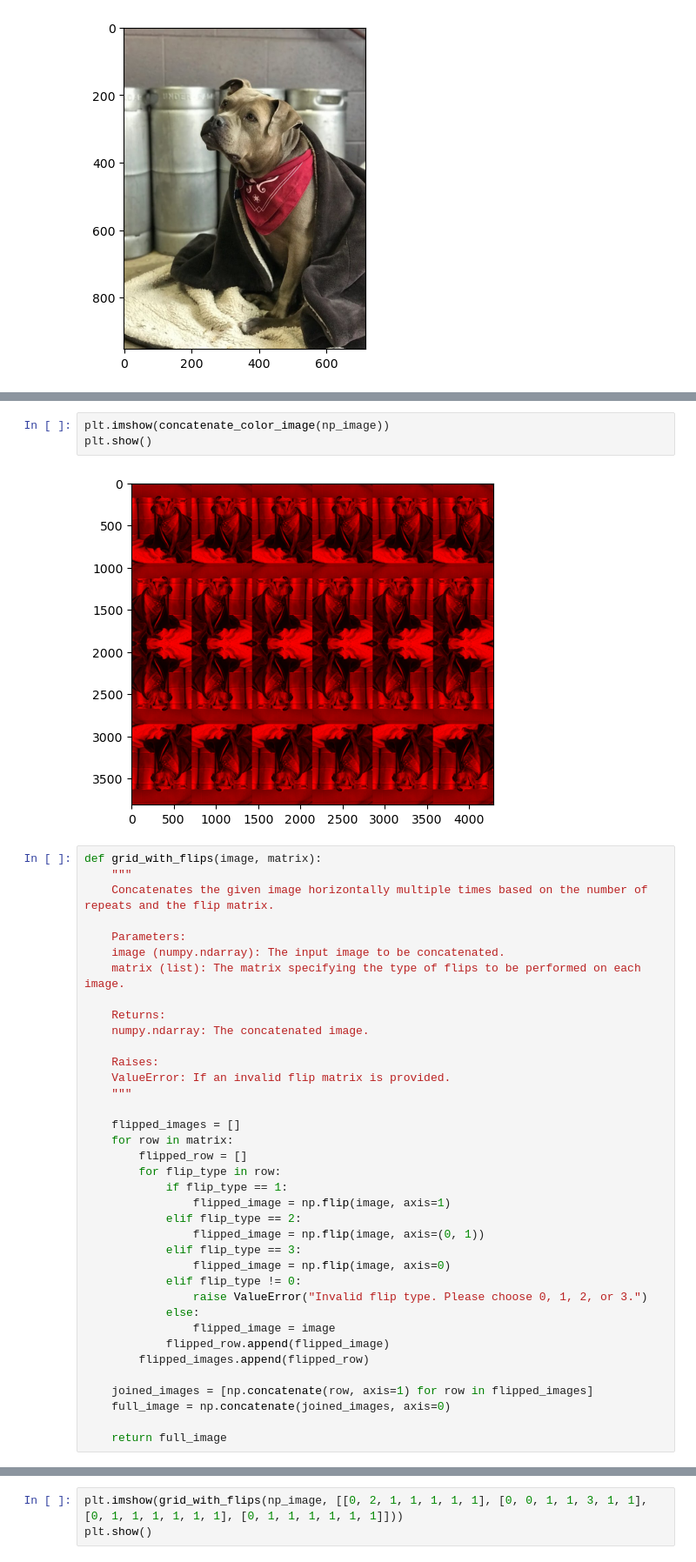
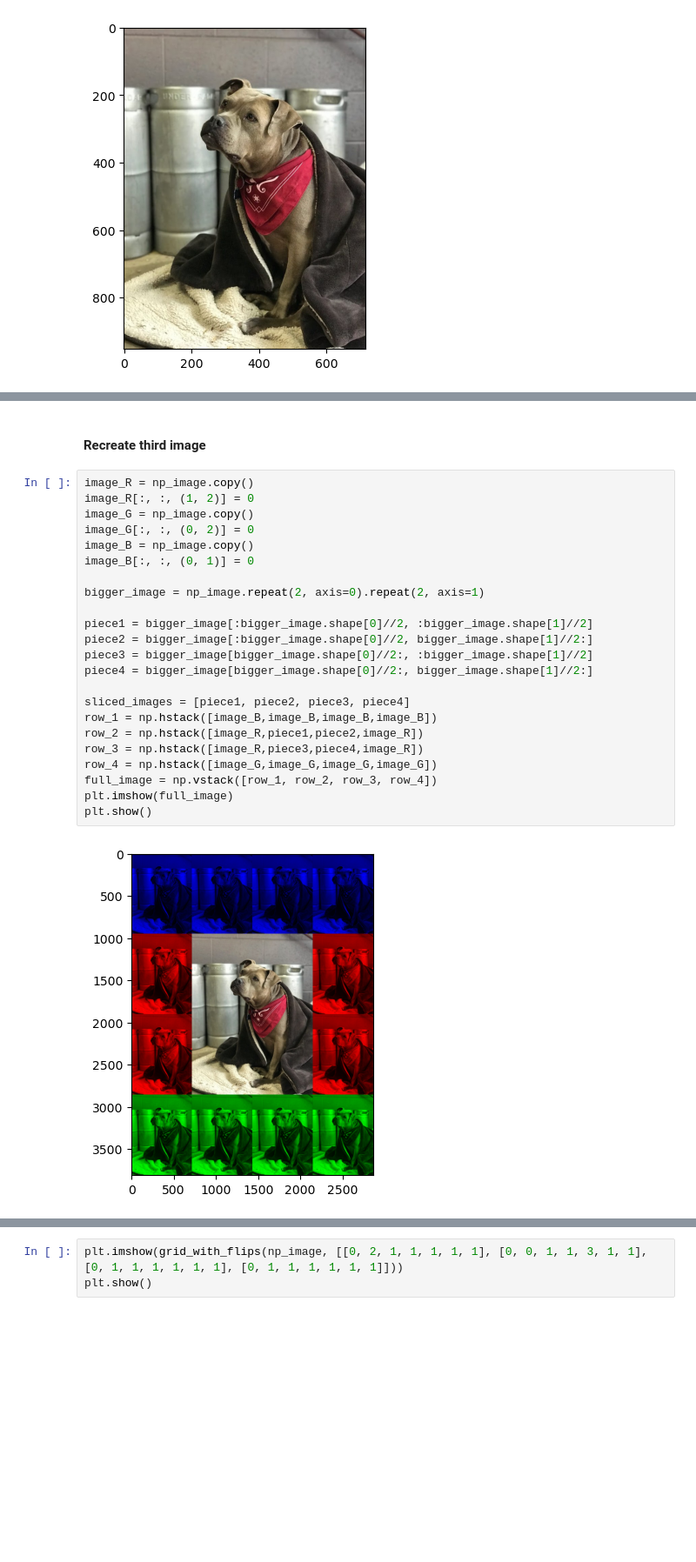
Before and after one commit to TinneCJM/assignment_numpy, a Jupyter notebook: notebooks/Assignment_notebook.ipynb, the cells around one changed output, grey strips where cells are left out. Shown at 87% size. Saved outputs shown, nothing was run; the diff lists cells and outputs as text; blank space fills up the shorter version.

```diff
--- a/notebooks/Assignment_notebook.ipynb
+++ b/notebooks/Assignment_notebook.ipynb
@@ -132,42 +97,27 @@ def concatenate_color_image(image, color='R', repeats=6):
-# %%
-plt.imshow(concatenate_color_image(np_image))
-plt.show()
-# %% [output]
-[figure, removed]
-# %%
-def grid_with_flips(image, matrix):
-    """
-    Concatenates the given image horizontally multiple times based on the number of repeats and the flip matrix.
-
-    Parameters:
-    image (numpy.ndarray): The input image to be concatenated.
-    matrix (list): The matrix specifying the type of flips to be performed on each image.
-
-    Returns:
-    numpy.ndarray: The concatenated image.
-
-    Raises:
-    ValueError: If an invalid flip matrix is provided.
-    """
-
-    flipped_images = []
-    for row in matrix:
-        flipped_row = []
-        for flip_type in row:
-            if flip_type == 1:
-                flipped_image = np.flip(image, axis=1)
-            elif flip_type == 2:
-                flipped_image = np.flip(image, axis=(0, 1))
-            elif flip_type == 3:
-                flipped_image = np.flip(image, axis=0)
-            elif flip_type != 0:
-                raise ValueError("Invalid flip type. Please choose 0, 1, 2, or 3.")
-            else:
-                flipped_image = image
-            flipped_row.append(flipped_image)
-        flipped_images.append(flipped_row)
-
-    joined_images = [np.concatenate(row, axis=1) for row in flipped_images]
-    full_image = np.concatenate(joined_images, axis=0)
-
-    return full_image
+# %% [markdown]
+#### Recreate third image
+# %%
+image_R = np_image.copy()
+image_R[:, :, (1, 2)] = 0
+image_G = np_image.copy()
+image_G[:, :, (0, 2)] = 0
+image_B = np_image.copy()
+image_B[:, :, (0, 1)] = 0
+
+bigger_image = np_image.repeat(2, axis=0).repeat(2, axis=1)
+
+piece1 = bigger_image[:bigger_image.shape[0]//2, :bigger_image.shape[1]//2]
+piece2 = bigger_image[:bigger_image.shape[0]//2, bigger_image.shape[1]//2:]
+piece3 = bigger_image[bigger_image.shape[0]//2:, :bigger_image.shape[1]//2]
+piece4 = bigger_image[bigger_image.shape[0]//2:, bigger_image.shape[1]//2:]
+
+sliced_images = [piece1, piece2, piece3, piece4]
+row_1 = np.hstack([image_B,image_B,image_B,image_B])
+row_2 = np.hstack([image_R,piece1,piece2,image_R])
+row_3 = np.hstack([image_R,piece3,piece4,image_R])
+row_4 = np.hstack([image_G,image_G,image_G,image_G])
+full_image = np.vstack([row_1, row_2, row_3, row_4])
+plt.imshow(full_image)
+plt.show()
+# %% [output]
+[figure, added]
```
Also changed, not shown: parts of 16 cells of this notebook, 4 other files.
